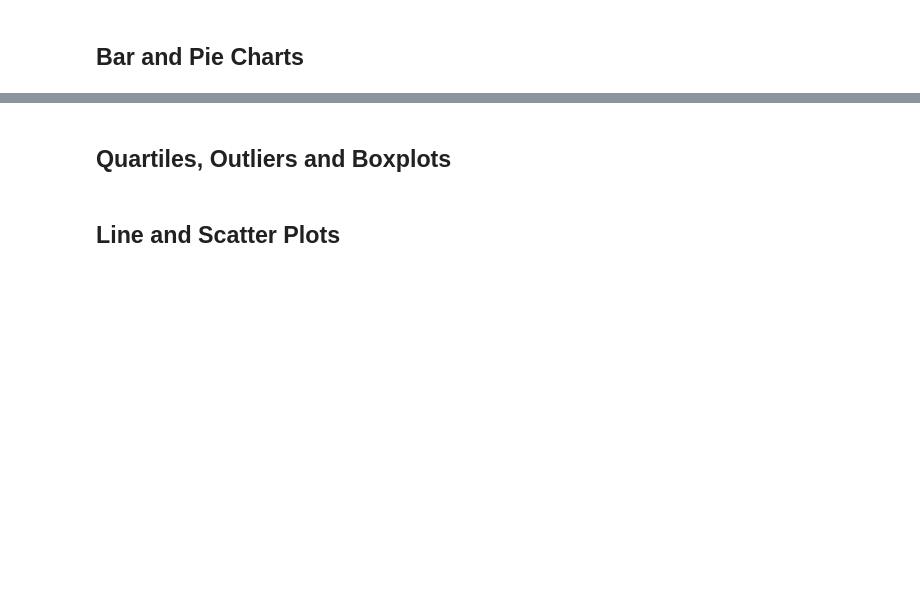
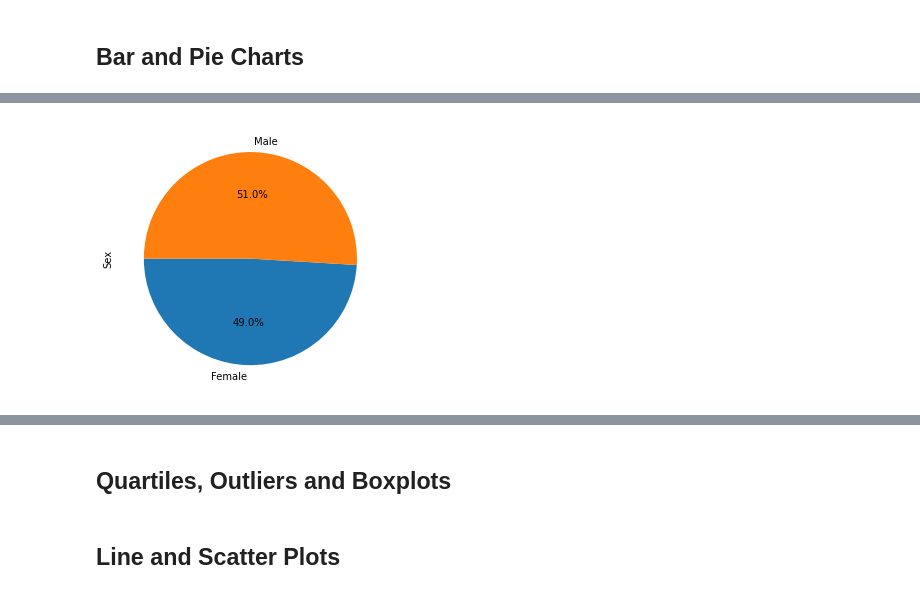
Before and after one commit to vishaalgupta/matplotlib-challenge, a Jupyter notebook: Pymaceuticals/pymaceuticals_starter.ipynb, the cells around one changed output, grey strips where cells are left out. Drawn from its saved outputs; the diff is of its cells as text; code cells hidden in the pictures; blank space fills up the shorter version.

```diff
--- a/Pymaceuticals/pymaceuticals_starter.ipynb
+++ b/Pymaceuticals/pymaceuticals_starter.ipynb
@@ -110,4 +149,10 @@ Name: Drug Regimen, dtype: int64
 # %%
 # Generate a pie plot showing the distribution of female versus male mice using Pandas
+sex = updated_df.groupby("Sex")
+sex_df = sex["Sex"].count()
+sex_df.plot.pie(autopct='%1.1f%%', startangle=180)
+plt.tight_layout()
+# %% [output]
+[figure, added]
 # %%
 # Generate a pie plot showing the distribution of female versus male mice using pyplot
```
Also changed, not shown: parts of 5 cells of this notebook.
